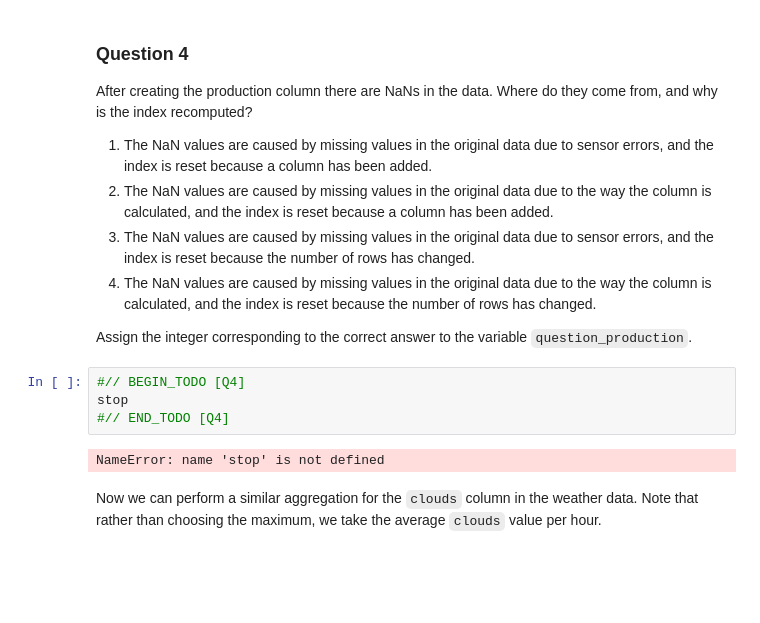
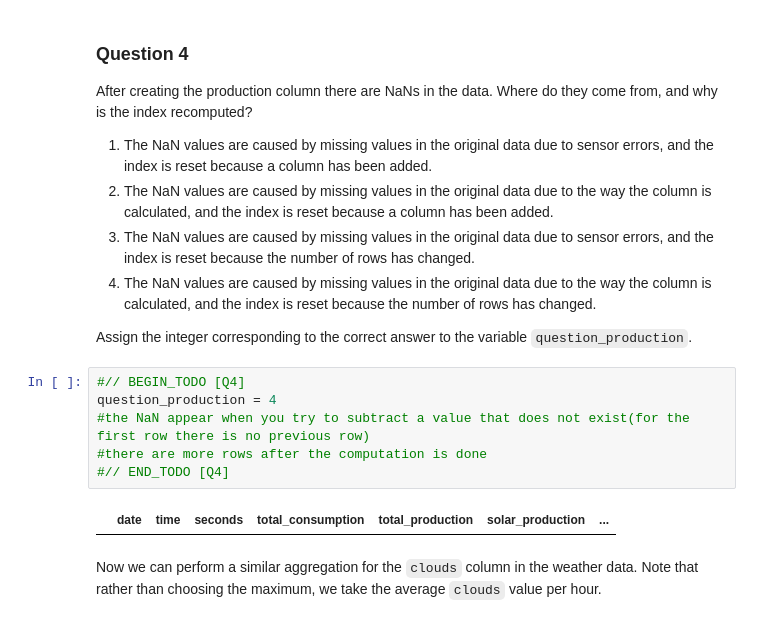
Before and after one commit to LeonVitanos/electricity-consumption-IoT-analysis, a Jupyter notebook: assignment.ipynb, the cells around one changed output. Drawn from its saved outputs; the diff is of its cells as text; blank space fills up the shorter version.

Commit message:
question 4

```diff
--- a/assignment.ipynb
+++ b/assignment.ipynb
@@ -387,12 +350,14 @@ After creating the production column there are NaNs in the data. Where do they c
 4. The NaN values are caused by missing values in the original data due to the way the column is calculated, and the index is reset because the number of rows has changed.
 
 Assign the integer corresponding to the correct answer to the variable `question_production`.
-# %%
-#// BEGIN_TODO [Q4]
-stop
-#// END_TODO [Q4]
-# %% [output]
-NameError: name 'stop' is not defined
+# %%
+#// BEGIN_TODO [Q4]
+question_production = 4
+#the NaN appear when you try to subtract a value that does not exist(for the first row there is no previous row)
+#there are more rows after the computation is done
+#// END_TODO [Q4]
+# %% [output]
+|  | date | time | seconds | total_consumption | total_production | solar_production | ... |
 # %% [markdown]
 Now we can perform a similar aggregation for the `clouds` column in the weather data. Note that rather than choosing the maximum, we take the average `clouds` value per hour.
 # %%
```
Also changed, not shown: parts of 8 cells of this notebook.
